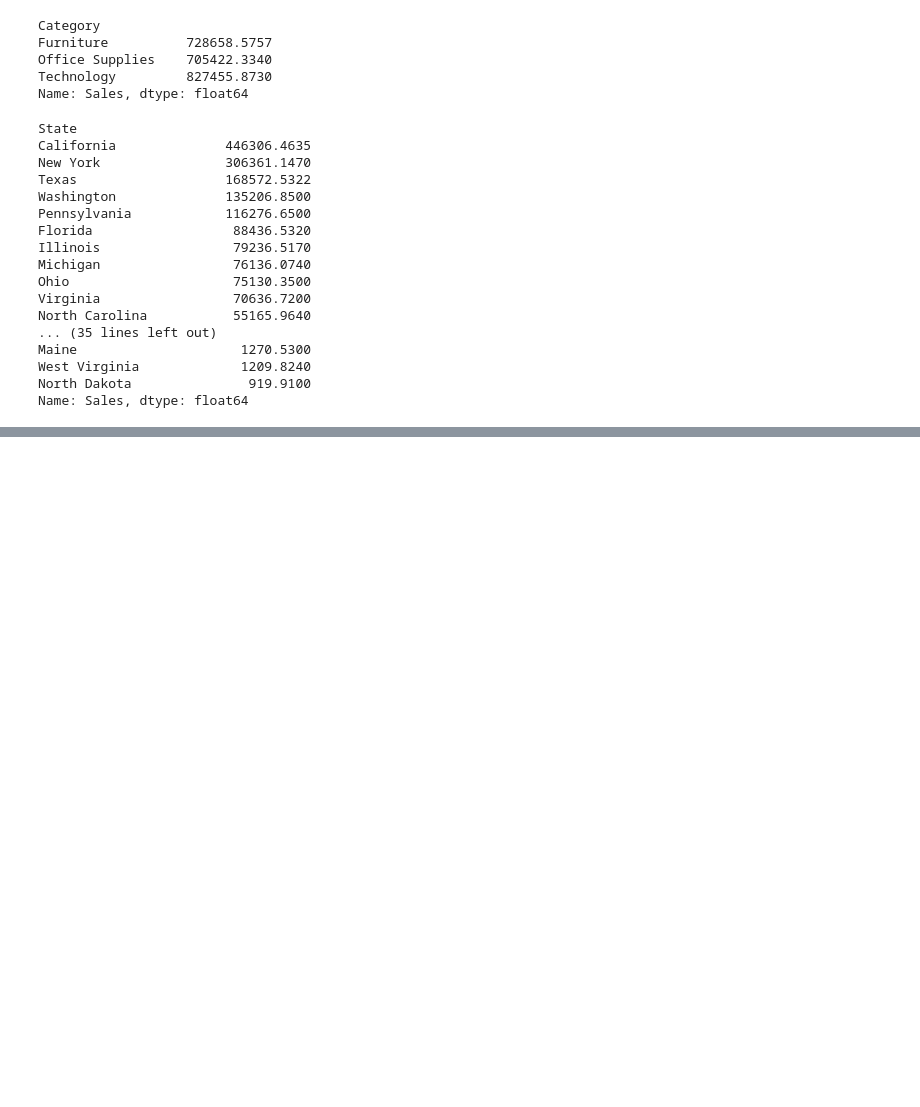
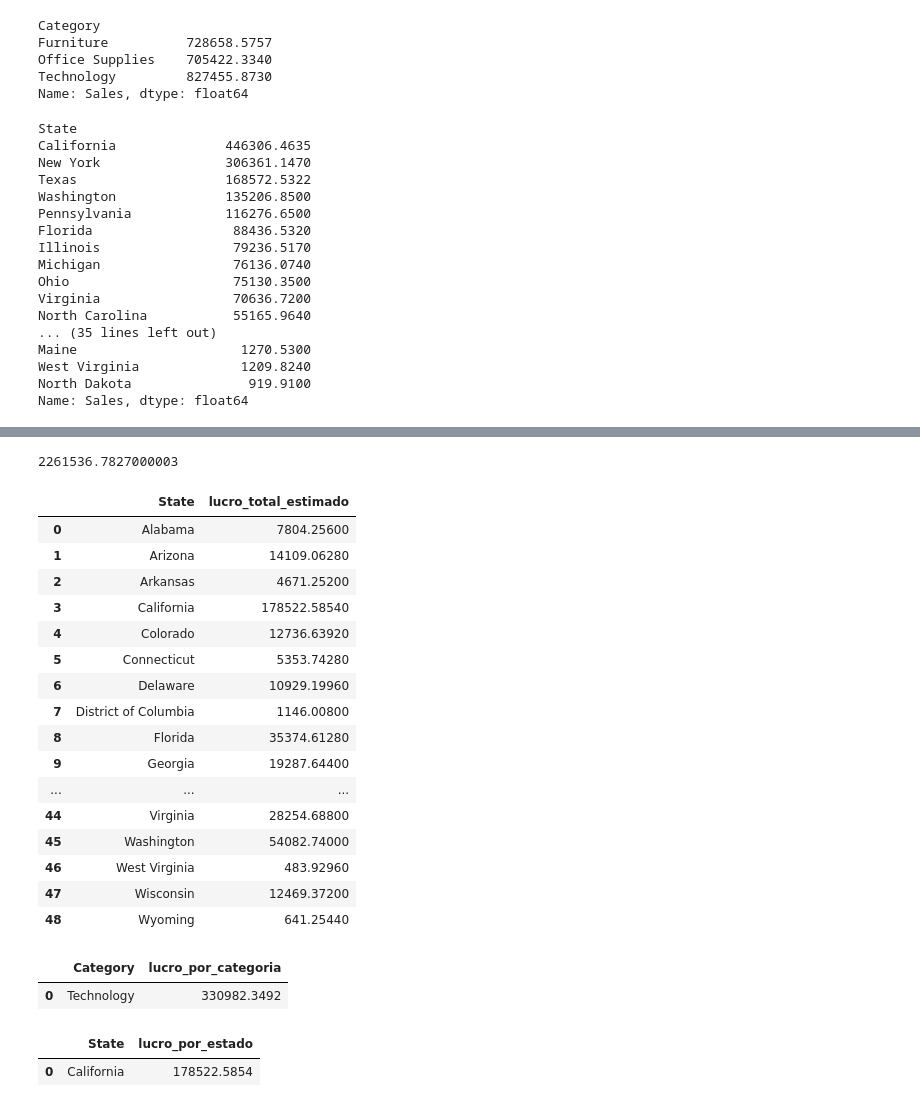
Before and after one commit to rodolphogomes/analise-vendas-superstore, a Jupyter notebook: notebooks/analise_vendas.ipynb, the cells around one changed output, grey strips where cells are left out. Drawn from its saved outputs; the diff is of its cells as text; code cells hidden in the pictures; blank space fills up the shorter version.

```diff
--- a/notebooks/analise_vendas.ipynb
+++ b/notebooks/analise_vendas.ipynb
@@ -90,0 +116,66 @@ Name: Sales, dtype: float64
+# %%
+# Receita total
+df["Sales"].sum()
+# %% [output]
+2261536.7827000003
+# %%
+# Função que permite rodar SQL apenas escrevendo rodar_sql("SEU COMANDO")
+rodar_sql = lambda q: sqldf(q, globals())
+# %%
+# Lucro total Estimado
+query_1 = """
+SELECT
+    State,
+    SUM(Sales * 0.40) AS lucro_total_estimado
+from df
+GROUP BY State;
+"""
+rodar_sql(query_1)
+# %% [output]
+|  | State | lucro_total_estimado |
+| 0 | Alabama | 7804.25600 |
+| 1 | Arizona | 14109.06280 |
+| 2 | Arkansas | 4671.25200 |
+| 3 | California | 178522.58540 |
+| 4 | Colorado | 12736.63920 |
+| 5 | Connecticut | 5353.74280 |
+| 6 | Delaware | 10929.19960 |
+| 7 | District of Columbia | 1146.00800 |
+| 8 | Florida | 35374.61280 |
+| 9 | Georgia | 19287.64400 |
+| ... | ... | ... |
+| 44 | Virginia | 28254.68800 |
+| 45 | Washington | 54082.74000 |
+| 46 | West Virginia | 483.92960 |
+| 47 | Wisconsin | 12469.37200 |
+| 48 | Wyoming | 641.25440 |
+# %%
+# Categoria mais lucrativa (Maior lucro estimado)
+query_2 = """
+SELECT
+    Category,
+    SUM(Sales * 0.40) AS lucro_por_categoria
+FROM df
+GROUP BY Category
+ORDER BY lucro_por_categoria DESC
+LIMIT 1;
+"""
+rodar_sql(query_2)
+# %% [output]
+|  | Category | lucro_por_categoria |
+| 0 | Technology | 330982.3492 |
+# %%
+# Estado mais lucrativo (Maior lucro estimado)
+query_3 = """
+SELECT
+    State,
+    SUM(Sales * 0.40) AS lucro_por_estado
+FROM df
+GROUP BY State
+ORDER BY lucro_por_estado DESC
+LIMIT 1;
+"""
+rodar_sql(query_3)
+# %% [output]
+|  | State | lucro_por_estado |
+| 0 | California | 178522.5854 |
```
Also changed, not shown: parts of 12 cells of this notebook, 7 other files.
